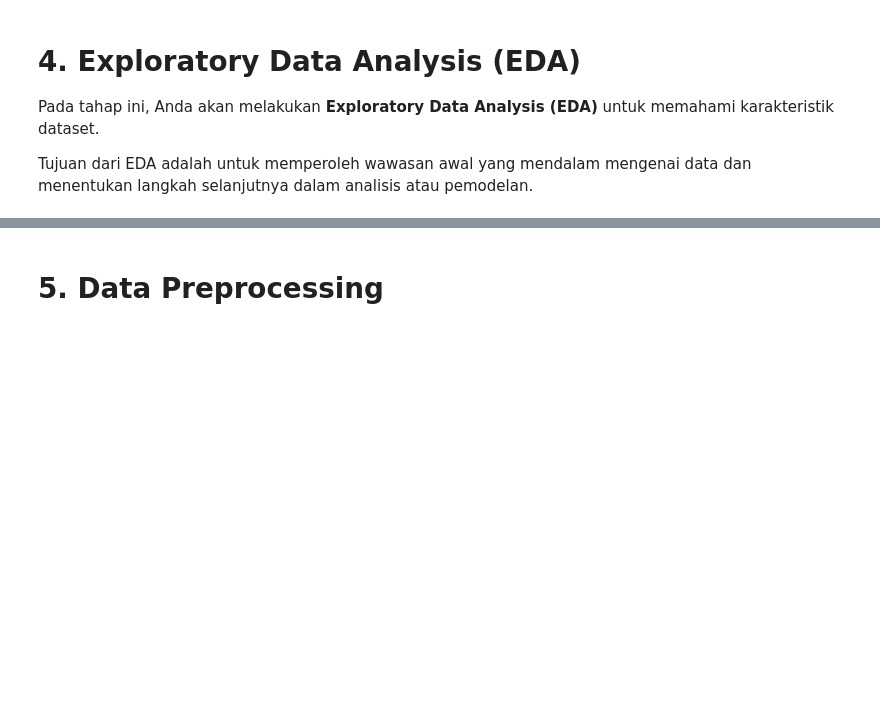
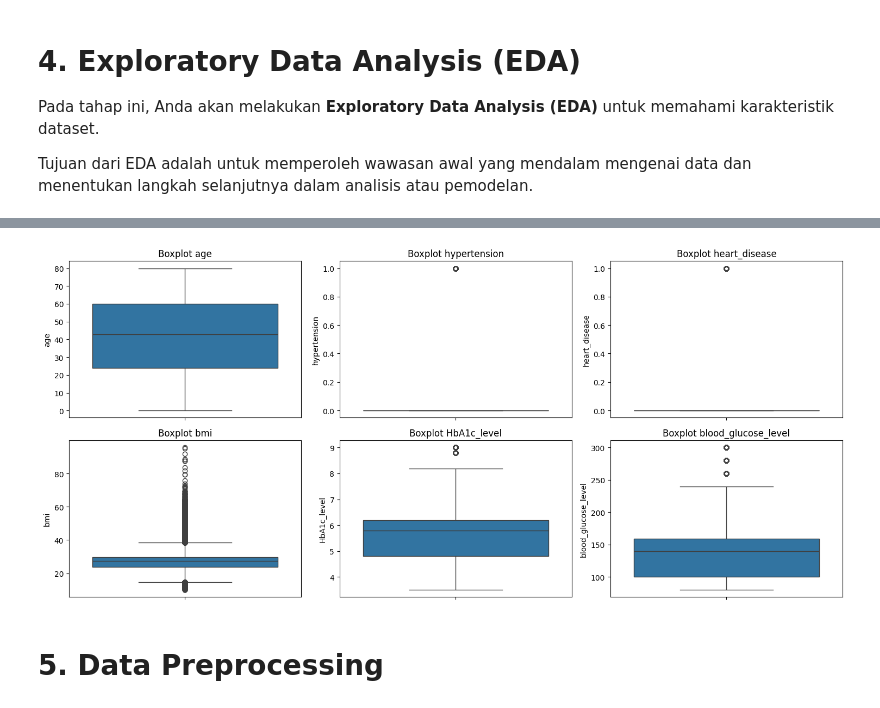
Before and after one commit to Indraaai/Eksperimen_SML_Indra, a Jupyter notebook: preprocessing/Eksperimen_IndraFirmansyah.ipynb, the cells around one changed output, grey strips where cells are left out. Drawn from its saved outputs; the diff is of its cells as text; code cells hidden in the pictures; blank space fills up the shorter version.

```diff
--- a/preprocessing/Eksperimen_IndraFirmansyah.ipynb
+++ b/preprocessing/Eksperimen_IndraFirmansyah.ipynb
@@ -35,3 +121,17 @@ Tujuan dari EDA adalah untuk memperoleh wawasan awal yang mendalam mengenai data
+# %%
+# Deteksi outlier dengan boxplot
+plt.figure(figsize=(15, 10))
+numeric_features = df.select_dtypes(include=['float64', 'int64']).columns.drop('diabetes')
+
+for i, col in enumerate(numeric_features, 1):
+    plt.subplot(3, 3, i)
+    sns.boxplot(data=df, y=col)
+    plt.title(f'Boxplot {col}')
+
+plt.tight_layout()
+plt.show()
+# %% [output]
+[figure, added]
 # %% [markdown]
 # **5. Data Preprocessing**
 # %% [markdown]
```
Also changed, not shown: parts of 9 cells of this notebook.
